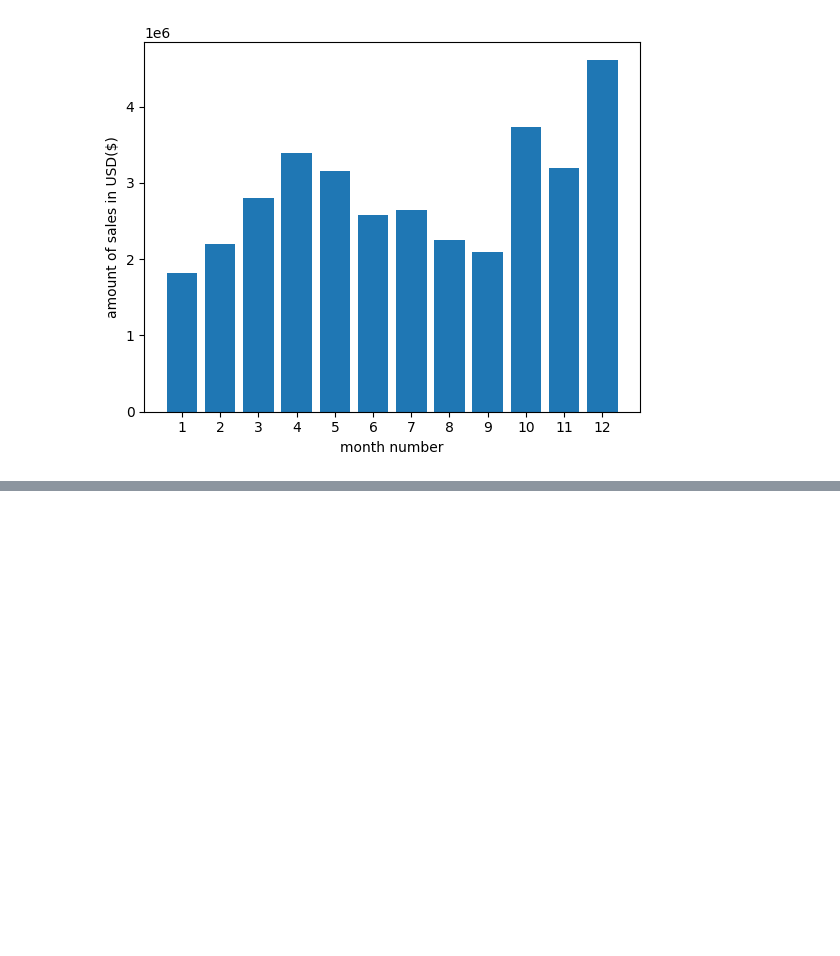
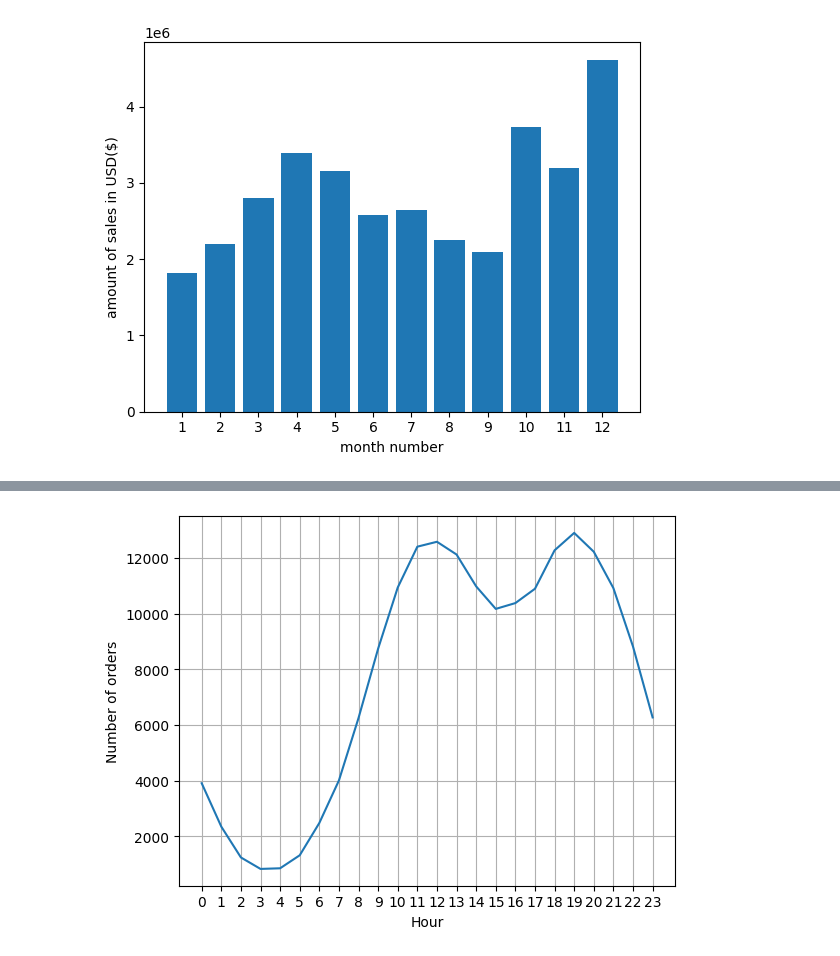
Before and after one commit to RasoolNosratiNia/Pandas-Data-Science-Tasks, a Jupyter notebook: SalesAnalysis/My-own-Analysis.ipynb, the cells around one changed output, grey strips where cells are left out. Drawn from its saved outputs; the diff is of its cells as text; code cells hidden in the pictures; blank space fills up the shorter version.

```diff
--- a/SalesAnalysis/My-own-Analysis.ipynb
+++ b/SalesAnalysis/My-own-Analysis.ipynb
@@ -126,0 +207,3 @@ plt.show()
+# %%
+temp_df['Order Date'] = pd.to_datetime(temp_df['Order Date'])
+temp_df.head()
@@ -126,0 +217,16 @@ plt.show()
+# %%
+temp_df['Hour'] = temp_df['Order Date'].apply(lambda x :x.hour)
+# temp_df['Order Date'][1].hour
+# %%
+T = range(25)
+time_result=temp_df.groupby('Hour').count()
+plt.plot(time_result.index, time_result['Sales'])
+plt.xticks(time_result.index)
+plt.grid()
+plt.xlabel('Hour')
+plt.ylabel('Number of orders')
+plt.show()
+
+# my recommendation is around 12 pm or 19 pm !
+# %% [output]
+[figure, added]
```
Also changed, not shown: parts of 24 cells of this notebook.
